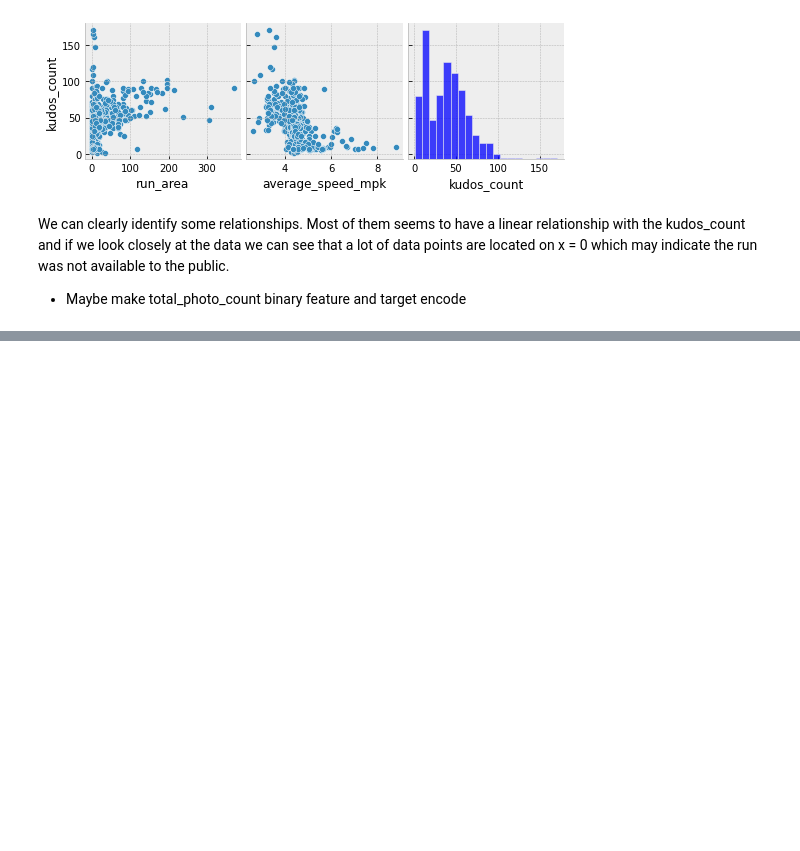
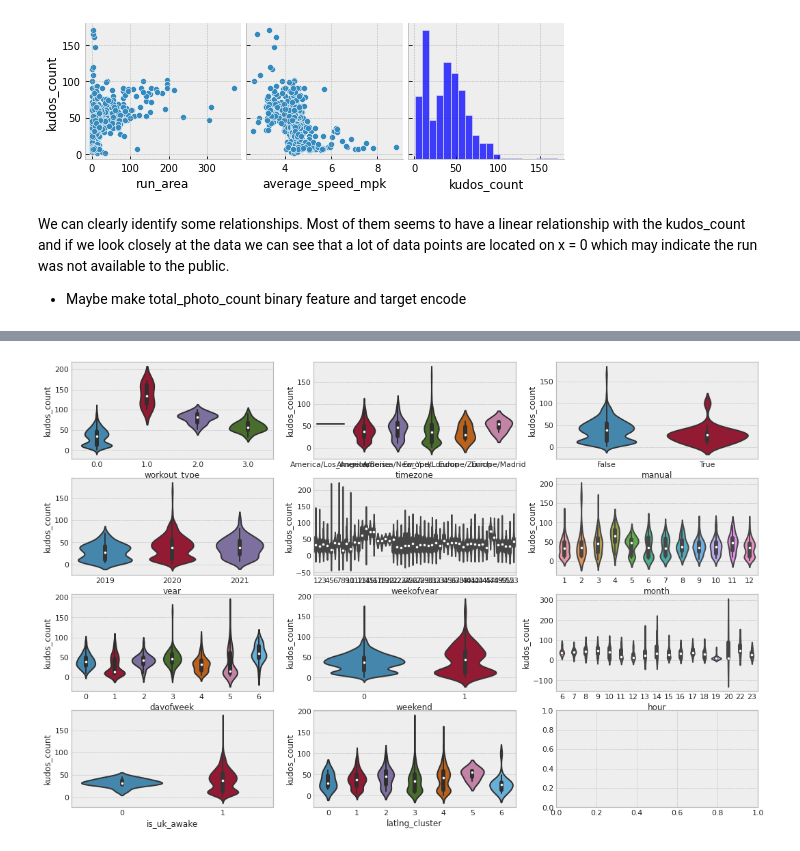
Before and after one commit to jackmleitch/StravaKudos, a Jupyter notebook: notebooks/EDA.ipynb, the cells around one changed output, grey strips where cells are left out. Cells and saved outputs as stored; diff of their text form; code cells hidden in the pictures; blank space fills up the shorter version.

```diff
--- a/notebooks/EDA.ipynb
+++ b/notebooks/EDA.ipynb
@@ -283,3 +283,15 @@ for i in range(0, len(data_num.columns), 5):
 # %% [markdown]
 We can clearly identify some relationships. Most of them seems to have a linear relationship with the kudos_count and if we look closely at the data we can see that a lot of data points are located on x = 0 which may indicate the run was not available to the public.
 * Maybe make total_photo_count binary feature and target encode
+# %%
+import operator
+individual_features_df = []
+for i in range(0, len(data_num.columns) - 1): # -1 because the last column is SalePrice
+    tmpDf = data_num[[data_num.columns[i], 'kudos_count']]
+    tmpDf = tmpDf[tmpDf[data_num.columns[i]] != 0]
+    individual_features_df.append(tmpDf)
+
+all_correlations = {feature.columns[0]: feature.corr()['kudos_count'][0] for feature in individual_features_df}
+all_correlations = sorted(all_correlations.items(), key=operator.itemgetter(1))
+for (key, value) in all_correlations:
+    print("{:>15}: {:>15}".format(key, value))
@@ -285,0 +368,8 @@ We can clearly identify some relationships. Most of them seems to have a linear
+# %%
+fig, ax = plt.subplots(round(len(cat_cols) / 3), 3, figsize = (18, 12))
+
+for i, ax in enumerate(fig.axes):
+    if i < len(cat_cols) - 1:
+        sns.violinplot(data = data, x=cat_cols[i], y='kudos_count', ax=ax)
+# %% [output]
+[figure, added]
```
Also changed, not shown: parts of 14 cells of this notebook, 7 other files.
